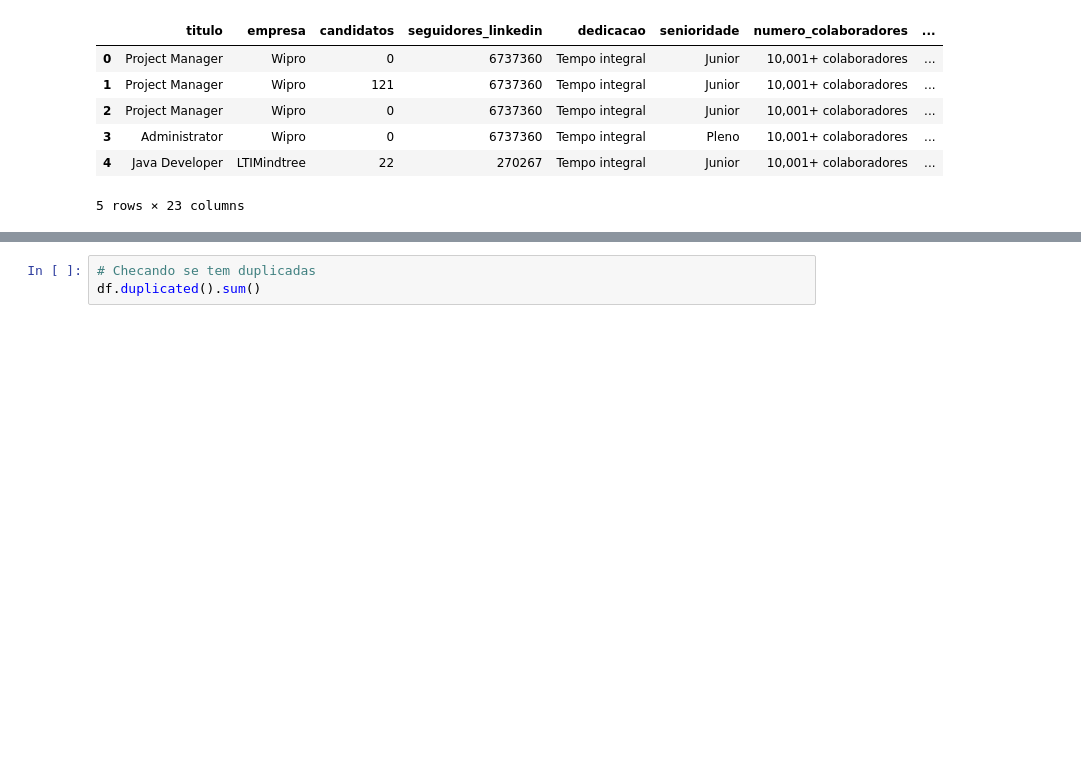
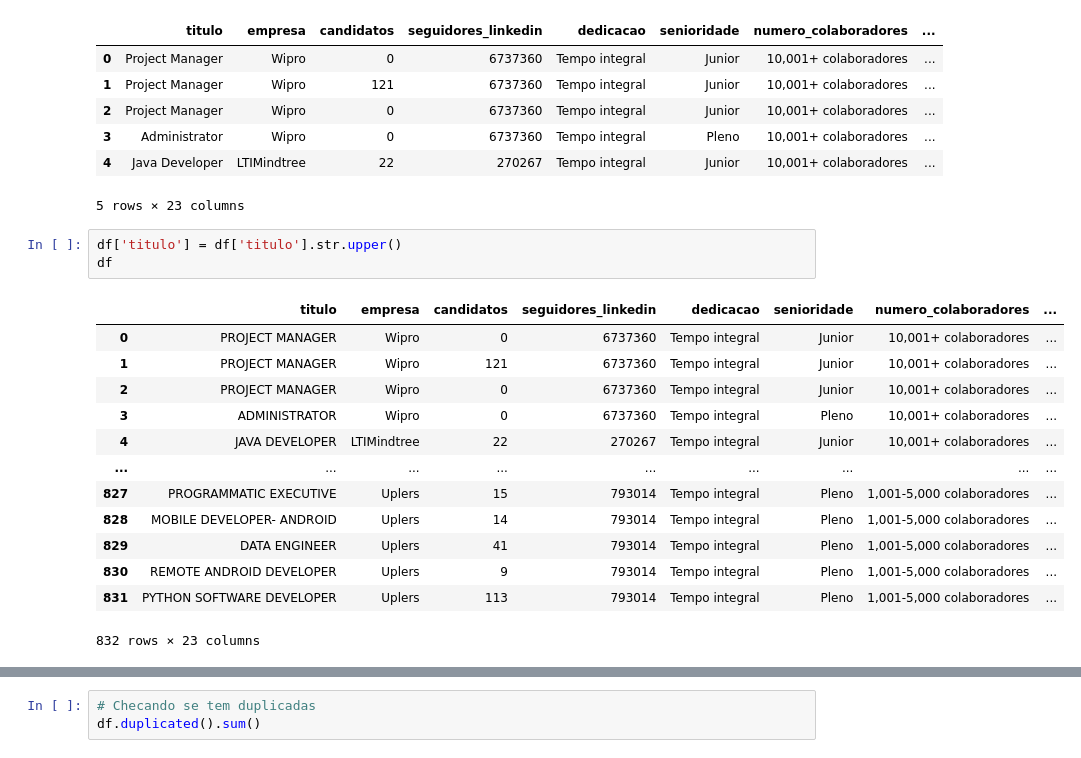
Before and after one commit to larissalemos/Analise_vagas_likedin, a Jupyter notebook: vagas_tech_linkedin.ipynb, the cells around one changed output, grey strips where cells are left out. Cells and saved outputs as stored; diff of their text form; blank space fills up the shorter version.

```diff
--- a/vagas_tech_linkedin.ipynb
+++ b/vagas_tech_linkedin.ipynb
@@ -343,3 +343,20 @@ df.head()
 | 3 | Administrator | Wipro | 0 | 6737360 | Tempo integral | Pleno | 10,001+ colaboradores | ... |
 | 4 | Java Developer | LTIMindtree | 22 | 270267 | Tempo integral | Junior | 10,001+ colaboradores | ... |
 5 rows × 23 columns
+# %%
+df['titulo'] = df['titulo'].str.upper()
+df
+# %% [output]
+|  | titulo | empresa | candidatos | seguidores_linkedin | dedicacao | senioridade | numero_colaboradores | ... |
+| 0 | PROJECT MANAGER | Wipro | 0 | 6737360 | Tempo integral | Junior | 10,001+ colaboradores | ... |
+| 1 | PROJECT MANAGER | Wipro | 121 | 6737360 | Tempo integral | Junior | 10,001+ colaboradores | ... |
+| 2 | PROJECT MANAGER | Wipro | 0 | 6737360 | Tempo integral | Junior | 10,001+ colaboradores | ... |
+| 3 | ADMINISTRATOR | Wipro | 0 | 6737360 | Tempo integral | Pleno | 10,001+ colaboradores | ... |
+| 4 | JAVA DEVELOPER | LTIMindtree | 22 | 270267 | Tempo integral | Junior | 10,001+ colaboradores | ... |
+| ... | ... | ... | ... | ... | ... | ... | ... | ... |
+| 827 | PROGRAMMATIC EXECUTIVE | Uplers | 15 | 793014 | Tempo integral | Pleno | 1,001-5,000 colaboradores | ... |
+| 828 | MOBILE DEVELOPER- ANDROID | Uplers | 14 | 793014 | Tempo integral | Pleno | 1,001-5,000 colaboradores | ... |
+| 829 | DATA ENGINEER | Uplers | 41 | 793014 | Tempo integral | Pleno | 1,001-5,000 colaboradores | ... |
+| 830 | REMOTE ANDROID DEVELOPER | Uplers | 9 | 793014 | Tempo integral | Pleno | 1,001-5,000 colaboradores | ... |
+| 831 | PYTHON SOFTWARE DEVELOPER | Uplers | 113 | 793014 | Tempo integral | Pleno | 1,001-5,000 colaboradores | ... |
+832 rows × 23 columns
```
Also changed, not shown: parts of 4 cells of this notebook, 5 other files.
